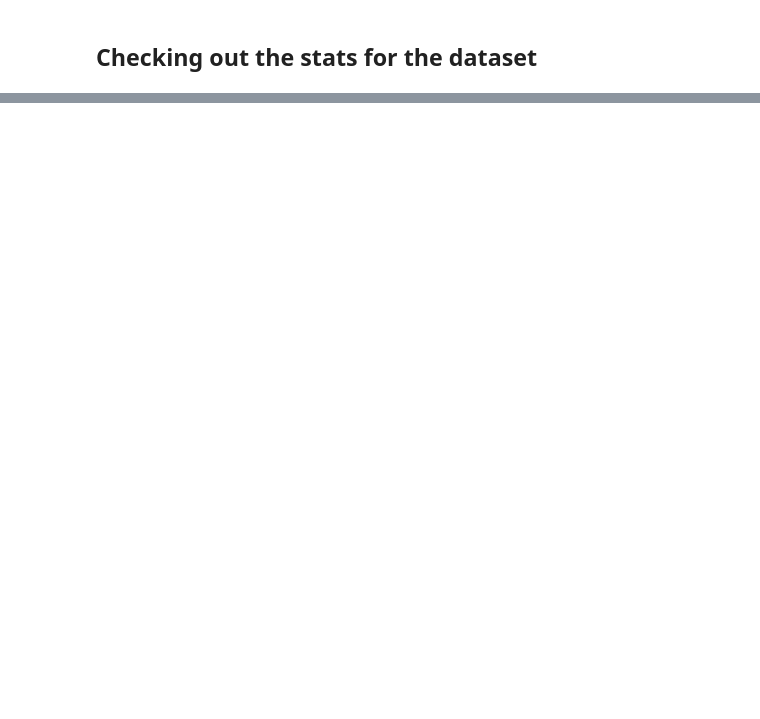
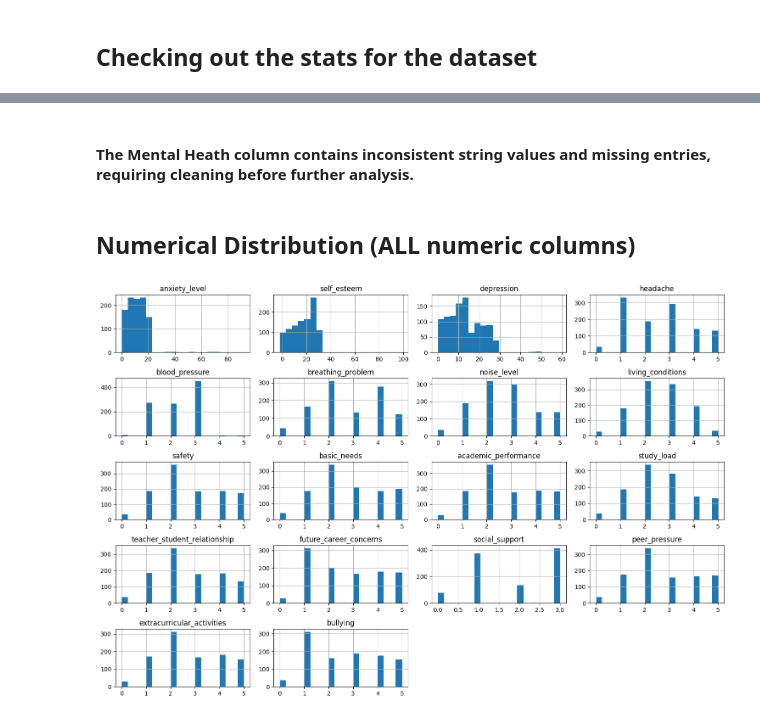
Before and after one commit to Hrick-08/Student-Stress-Analysis-and-Academic-Performance-Predictor, a Jupyter notebook: notebooks/EDA.ipynb, the cells around one changed output, grey strips where cells are left out. Drawn from its saved outputs; the diff is of its cells as text; code cells hidden in the pictures; blank space fills up the shorter version.

```diff
--- a/notebooks/EDA.ipynb
+++ b/notebooks/EDA.ipynb
@@ -34,0 +176,10 @@ df.describe()
+# %% [markdown]
+#### The Mental Heath column contains inconsistent string values and missing entries, requiring cleaning before further analysis.
+# %% [markdown]
+## Numerical Distribution (ALL numeric columns)
+# %%
+df.hist(figsize=(15,10), bins=20)
+plt.tight_layout()
+plt.show()
+# %% [output]
+[figure, added]
```
Also changed, not shown: parts of 78 cells of this notebook, 4 other files.
